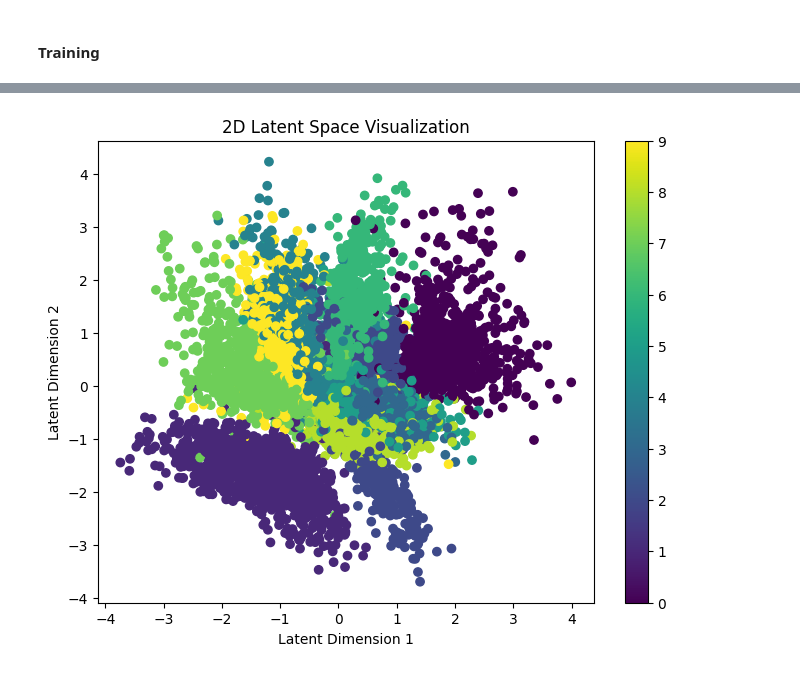
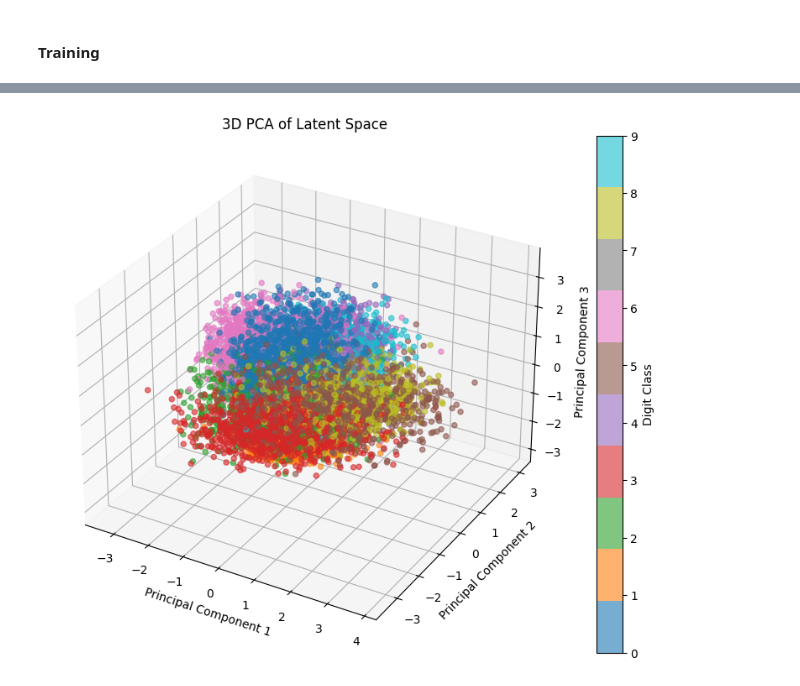
Before and after one commit to k-karna/VAEs, a Jupyter notebook: basic_vae.ipynb, the cells around one changed output, grey strips where cells are left out. Cells and saved outputs as stored; diff of their text form; code cells hidden in the pictures.

```diff
--- a/basic_vae.ipynb
+++ b/basic_vae.ipynb
@@ -257,25 +257,57 @@ generate_samples(model)
 # %%
-def plot_latent_space(model, data_loader):
-    model.eval()
-    latents = []
-    labels = []
-    with torch.no_grad():
-        for data, label in data_loader:
-            mean, _ = model.encoder(data)
-            latents.append(mean)
-            labels.append(label)
+# def plot_latent_space(model, data_loader):
+#     model.eval()
+#     latents = []
+#     labels = []
+#     with torch.no_grad():
+#         for data, label in data_loader:
+#             mean, _ = model.encoder(data)
+#             latents.append(mean)
+#             labels.append(label)
 
-    latents = torch.cat(latents).numpy()
-    labels = torch.cat(labels).numpy()
+#     latents = torch.cat(latents).numpy()
+#     labels = torch.cat(labels).numpy()
 
-    plt.figure(figsize=(8, 6))
-    scatter = plt.scatter(latents[:, 0], latents[:, 1], c=labels)
-    plt.colorbar(scatter, ticks=range(10))
-    plt.xlabel('Latent Dimension 1')
-    plt.ylabel('Latent Dimension 2')
-    plt.title('2D Latent Space Visualization')
-    plt.show()
+#     plt.figure(figsize=(8, 6))
+#     scatter = plt.scatter(latents[:, 0], latents[:, 1], c=labels)
+#     plt.colorbar(scatter, ticks=range(10))
+#     plt.xlabel('Latent Dimension 1')
+#     plt.ylabel('Latent Dimension 2')
+#     plt.title('2D Latent Space Visualization')
+#     plt.show()
 
-plot_latent_space(model, test_loader)
+# plot_latent_space(model, test_loader)
-# %% [output]
-[figure, removed]
+# %%
+from sklearn.decomposition import PCA
+
+def plot_latent_space_pca(model, data_loader, n_components=3):
+    model.eval()
+    latents = []
+    labels = []
+    with torch.no_grad():
+        for data, label in data_loader:
+            mean, _ = model.encoder(data)
+            latents.append(mean)
+            labels.append(label)
+
+    latents = torch.cat(latents).numpy()
+    labels = torch.cat(labels).numpy()
+
+    # Performing PCA to reduce dimensionality to n_components
+    pca = PCA(n_components=n_components)
+    latents_reduced = pca.fit_transform(latents)
+
+    fig = plt.figure(figsize=(10, 8))
+    ax = fig.add_subplot(111, projection='3d')
+    scatter = ax.scatter(latents_reduced[:, 0], latents_reduced[:, 1], latents_reduced[:, 2], c=labels, cmap='tab10', alpha=0.6)
+    ax.set_xlabel('Principal Component 1')
+    ax.set_ylabel('Principal Component 2')
+    ax.set_zlabel('Principal Component 3')
+    ax.set_title('3D PCA of Latent Space')
+    fig.colorbar(scatter, ticks=range(10), label='Digit Class')
+
+    plt.show()
+
+plot_latent_space_pca(model, test_loader, n_components=3)
+# %% [output]
+[figure, added]
```
Also changed, not shown: parts of 7 cells of this notebook, 1 other file.
